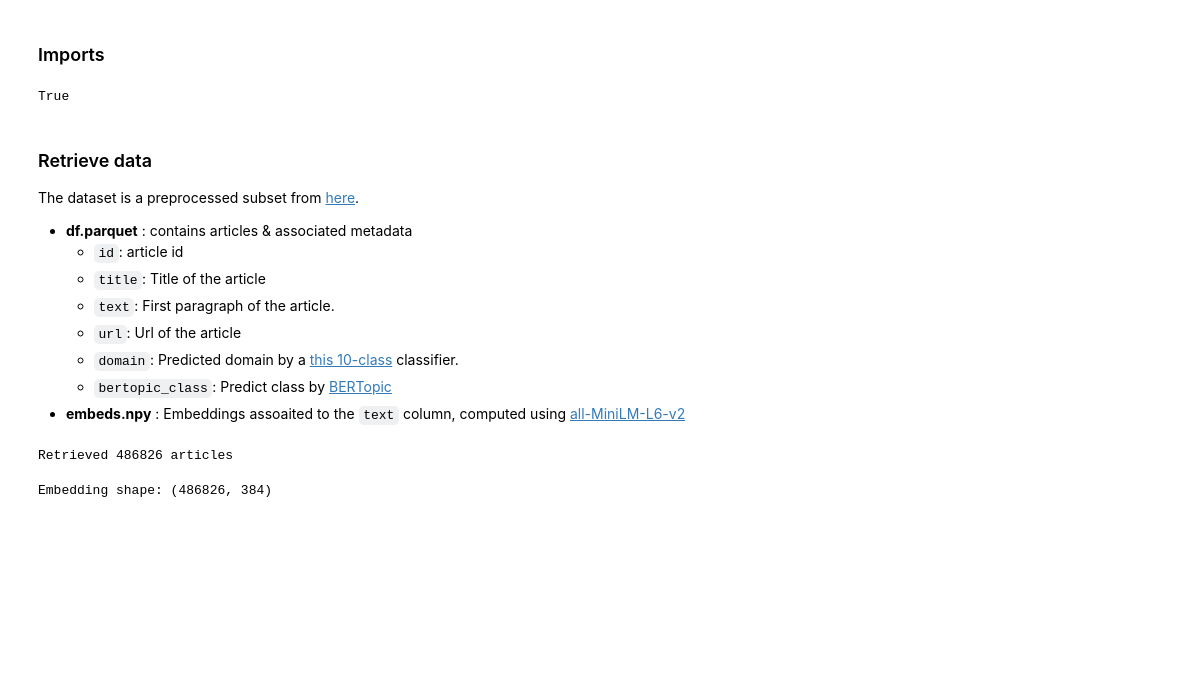
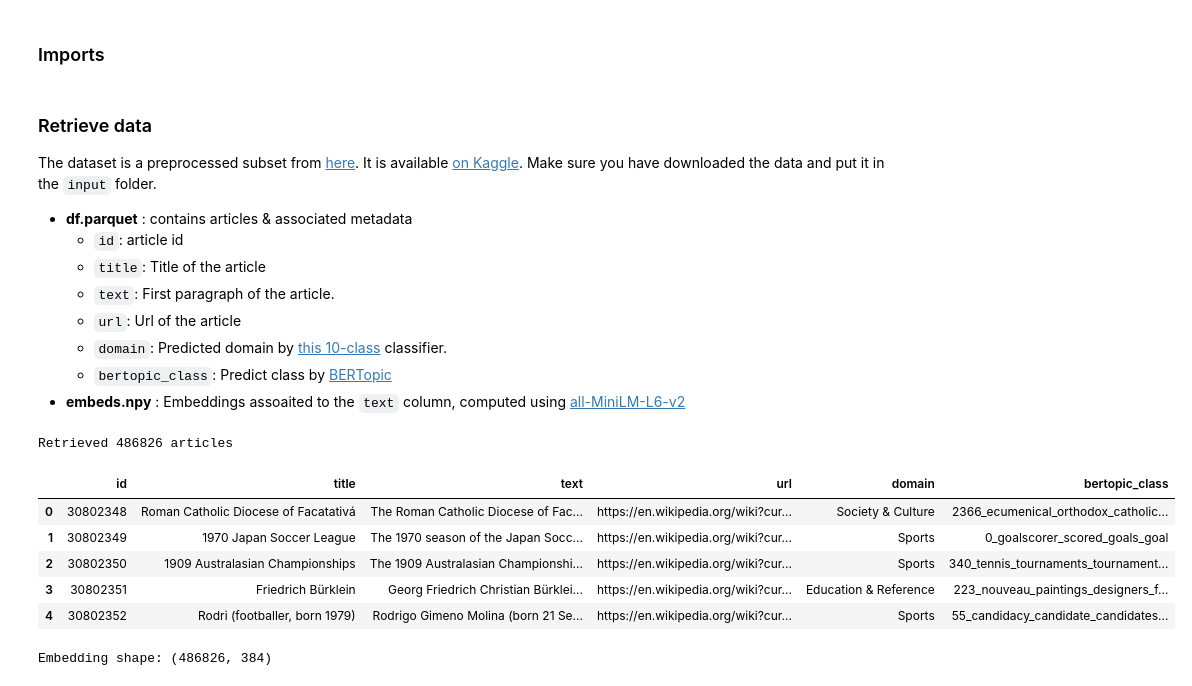
Before and after one commit to NVIDIA/Diversity-Sampling, a Jupyter notebook: notebooks/Demo_wiki.ipynb, the cells around one changed output. Drawn from its saved outputs; the diff is of its cells as text; code cells hidden in the pictures; blank space fills up the shorter version.

Commit message:
Enfore GPU usage, fix typos, finalize demo & readme

```diff
--- a/notebooks/Demo_wiki.ipynb
+++ b/notebooks/Demo_wiki.ipynb
@@ -29,8 +32,6 @@ plt.rcParams['axes.prop_cycle'] = plt.cycler(color=plt.cm.tab20.colors)
 # %%
 import torch
-torch.cuda.is_available()  # Code is faster on GPU !
+assert torch.cuda.is_available()  # Code is faster on GPU !
-# %% [output]
-True
 # %%
 import sys
 sys.path.append('../src/')
@@ -41,20 +42,30 @@ from plot import plot_dbscan_results, plot_coreset_results
 ### Retrieve data
 
 The dataset is a preprocessed subset from [here](https://www.kaggle.com/datasets/narek1110/wikipedia-22-12-en-embeddings-all-minilm-l6-v2).
+It is available [on Kaggle](https://www.kaggle.com/datasets/theoviel/diversity-sampling-demo-data/). Make sure you have downloaded the data and put it in the `input` folder.
 
 - **df.parquet** : contains articles & associated metadata
     - `id`: article id
     - `title`: Title of the article
     - `text`: First paragraph of the article.
     - `url`: Url of the article
-    - `domain`: Predicted domain by a [this 10-class](https://huggingface.co/jonaskoenig/topic_classification_04) classifier.
+    - `domain`: Predicted domain by [this 10-class](https://huggingface.co/jonaskoenig/topic_classification_04) classifier.
     - `bertopic_class`: Predict class by [BERTopic](https://huggingface.co/MaartenGr/BERTopic_Wikipedia)
 - **embeds.npy** : Embeddings assoaited to the `text` column, computed using [all-MiniLM-L6-v2](https://huggingface.co/sentence-transformers/all-MiniLM-L6-v2)
 # %%
-df = pd.read_parquet('../input/df_2.parquet')
+df = pd.read_parquet('../input/df.parquet')
 print(f"Retrieved {len(df)} articles")
 # %% [output]
 Retrieved 486826 articles
+# %%
+df.head()
+# %% [output]
+|  | id | title | text | url | domain | bertopic_class |
+| 0 | 30802348 | Roman Catholic Diocese of Facatativá | The Roman Catholic Diocese of Fac... | https://en.wikipedia.org/wiki?cur... | Society & Culture | 2366_ecumenical_orthodox_catholic... |
+| 1 | 30802349 | 1970 Japan Soccer League | The 1970 season of the Japan Socc... | https://en.wikipedia.org/wiki?cur... | Sports | 0_goalscorer_scored_goals_goal |
+| 2 | 30802350 | 1909 Australasian Championships | The 1909 Australasian Championshi... | https://en.wikipedia.org/wiki?cur... | Sports | 340_tennis_tournaments_tournament... |
+| 3 | 30802351 | Friedrich Bürklein | Georg Friedrich Christian Bürklei... | https://en.wikipedia.org/wiki?cur... | Education & Reference | 223_nouveau_paintings_designers_f... |
+| 4 | 30802352 | Rodri (footballer, born 1979) | Rodrigo Gimeno Molina (born 21 Se... | https://en.wikipedia.org/wiki?cur... | Sports | 55_candidacy_candidate_candidates... |
 # %%
 embeds = np.load('../input/embeds.npy')
 print(f"Embedding shape: {embeds.shape}")
```
Also changed, not shown: parts of 14 cells of this notebook, 2 other files.
